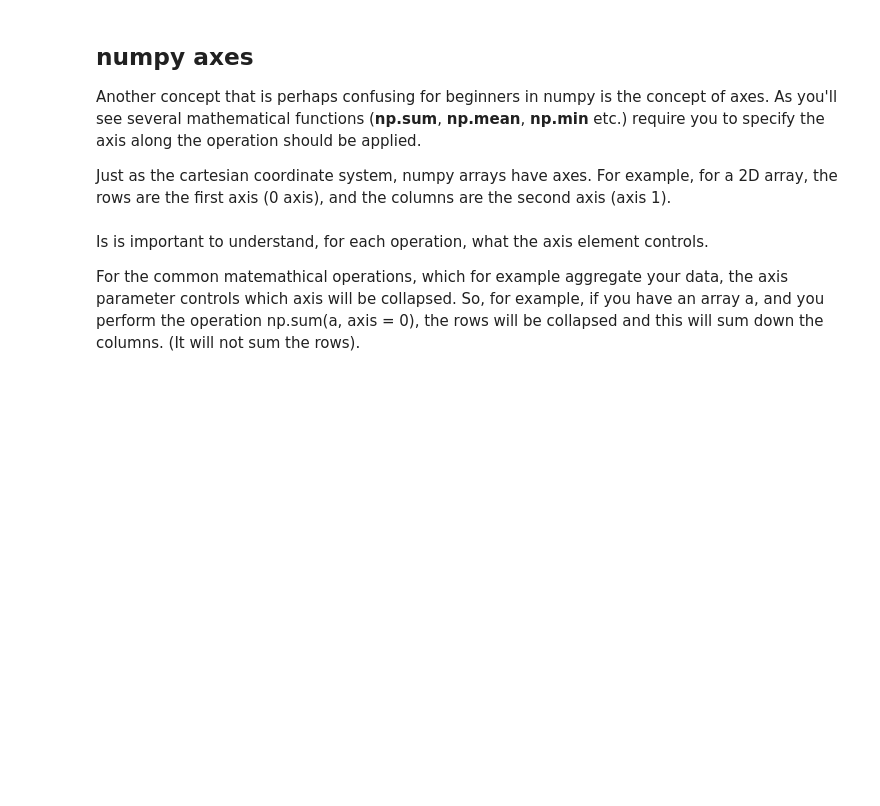
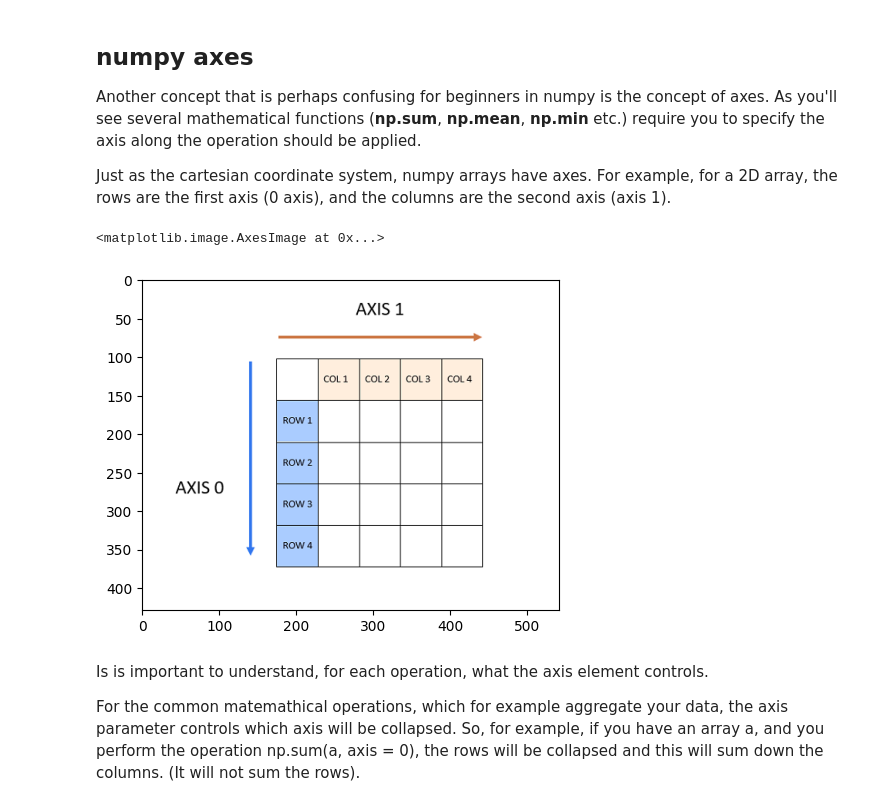
Before and after one commit to ciprianturcu/University-Projects, a Jupyter notebook: Semester5/Computer Vision and Deep Learning/Computer_Vision_and_Deep_Learning_Laboratory_1.ipynb, the cells around one changed output. Saved outputs shown, nothing was run; the diff lists cells and outputs as text; code cells hidden in the pictures; blank space fills up the shorter version.

```diff
--- a/Semester5/Computer Vision and Deep Learning/Computer_Vision_and_Deep_Learning_Laboratory_1.ipynb
+++ b/Semester5/Computer Vision and Deep Learning/Computer_Vision_and_Deep_Learning_Laboratory_1.ipynb
@@ -238,13 +290,16 @@ Another concept that is perhaps confusing for beginners in numpy is the concept
 
 Just as the cartesian coordinate system, numpy arrays have axes. For example, for a 2D array, the rows are the first axis (0 axis), and the columns are the second axis (axis 1).
 # %%
-img_axes = cv2.imread('axes.jpg')
+img_axes = cv2.imread('axes.png')
 dpi = plt.rcParams['figure.dpi']
 
 height, width, depth = img_axes.shape
 figsize = width / float(dpi), height / float(dpi)
 plt.figure(figsize=figsize)
 plt.imshow(img_axes)
+# %% [output]
+<matplotlib.image.AxesImage at 0x...>
+[figure, added]
 # %% [markdown]
 Is is important to understand, for each operation, what the axis element controls.
 
```
Also changed, not shown: parts of 10 cells of this notebook, 7 other files.
